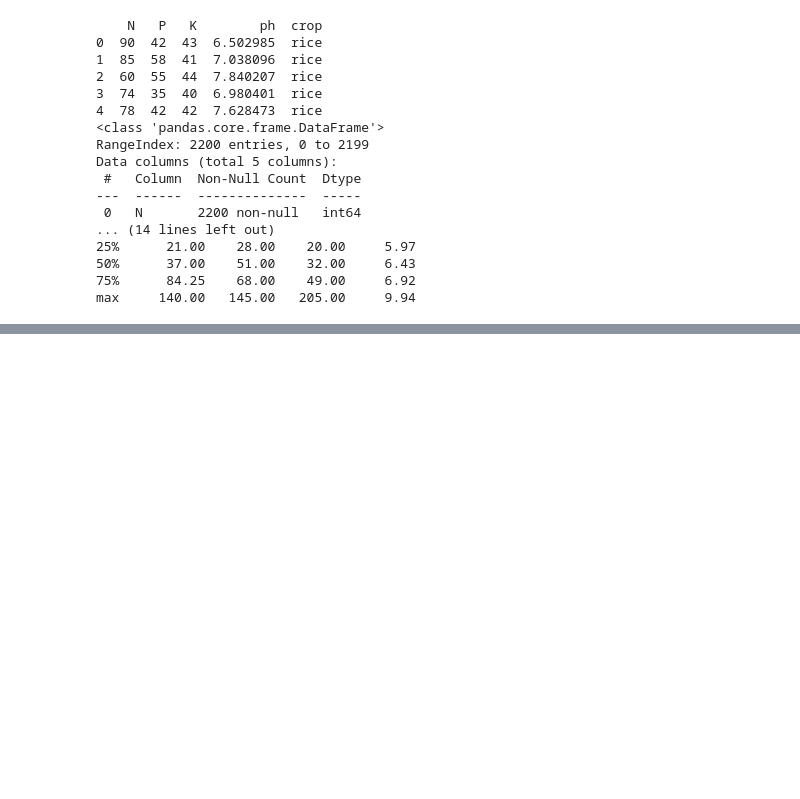
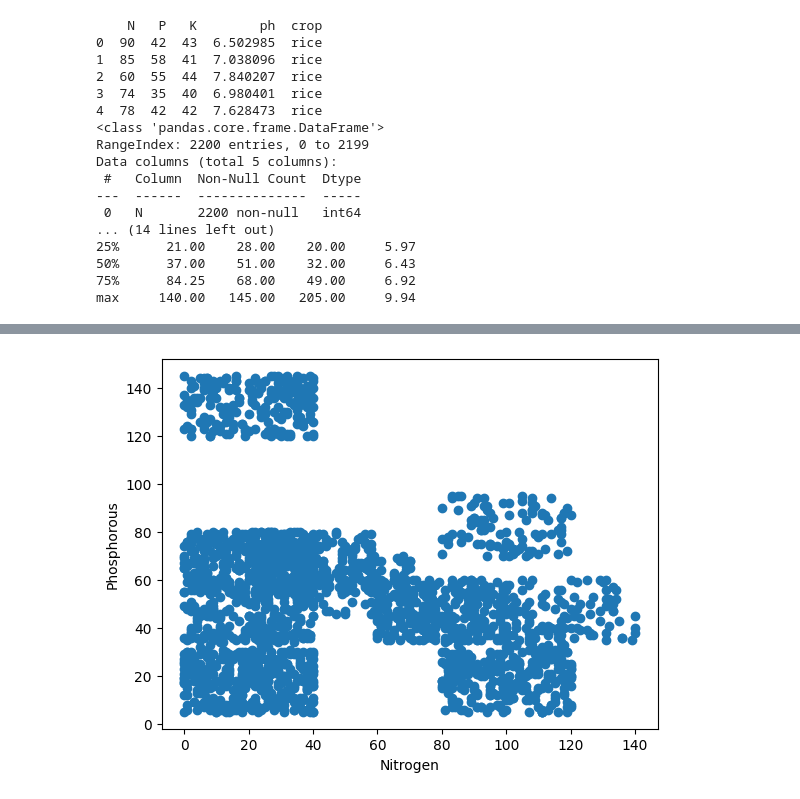
Before and after one commit to Farah-Tarek-Mahmoud/Agriculture_Soil_Measures_Prediction, a Jupyter notebook: Predictive Modeling for Agriculture.ipynb, the cells around one changed output, grey strips where cells are left out. Cells and saved outputs as stored; diff of their text form; code cells hidden in the pictures; blank space fills up the shorter version.

```diff
--- a/Predictive Modeling for Agriculture.ipynb
+++ b/Predictive Modeling for Agriculture.ipynb
@@ -48,0 +44,8 @@ dtype: int64
+# %%
+# visualize the data
+plt.scatter(soil_df['N'], soil_df['P'])
+plt.xlabel('Nitrogen')
+plt.ylabel('Phosphorous')
+plt.show()
+# %% [output]
+[figure, added]
```
Also changed, not shown: parts of 9 cells of this notebook.
